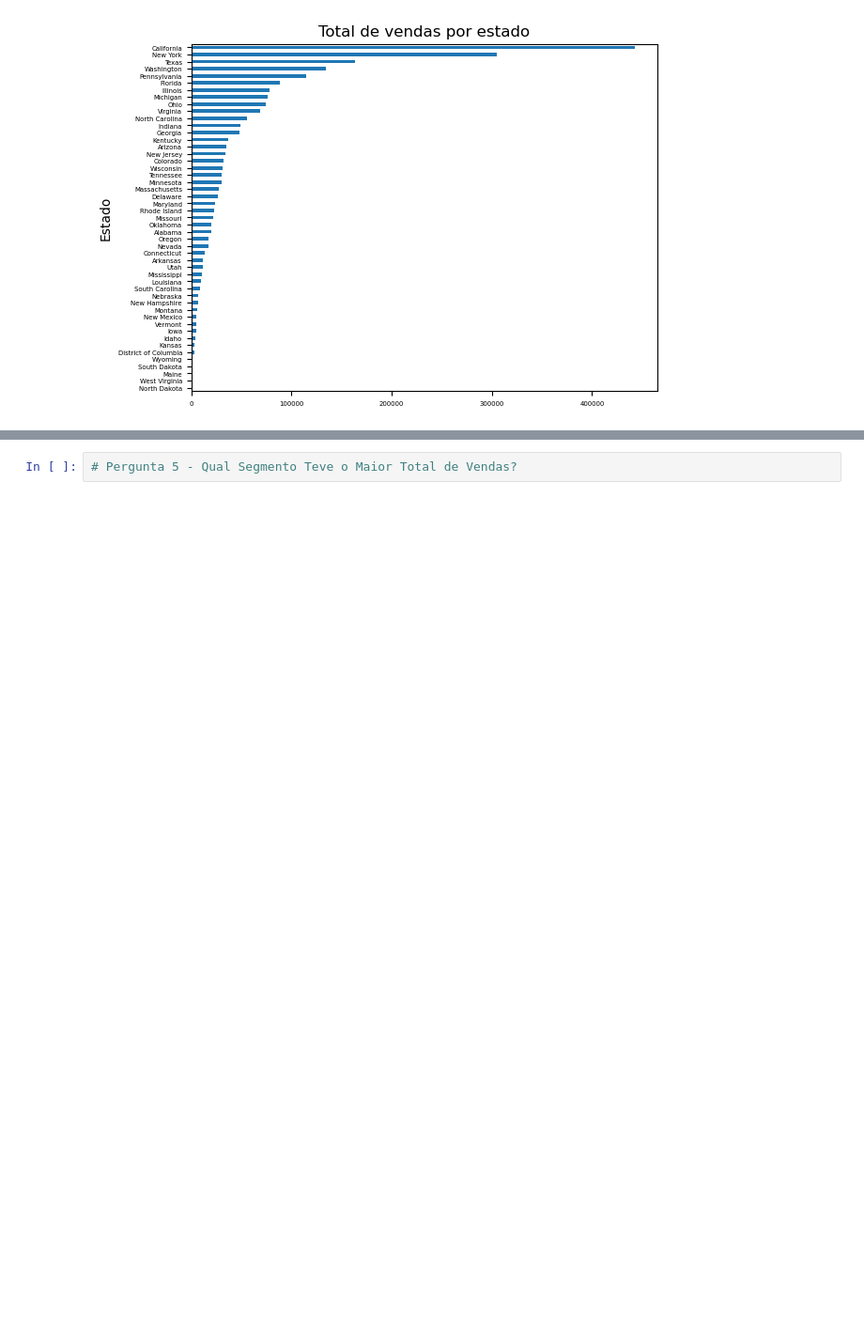
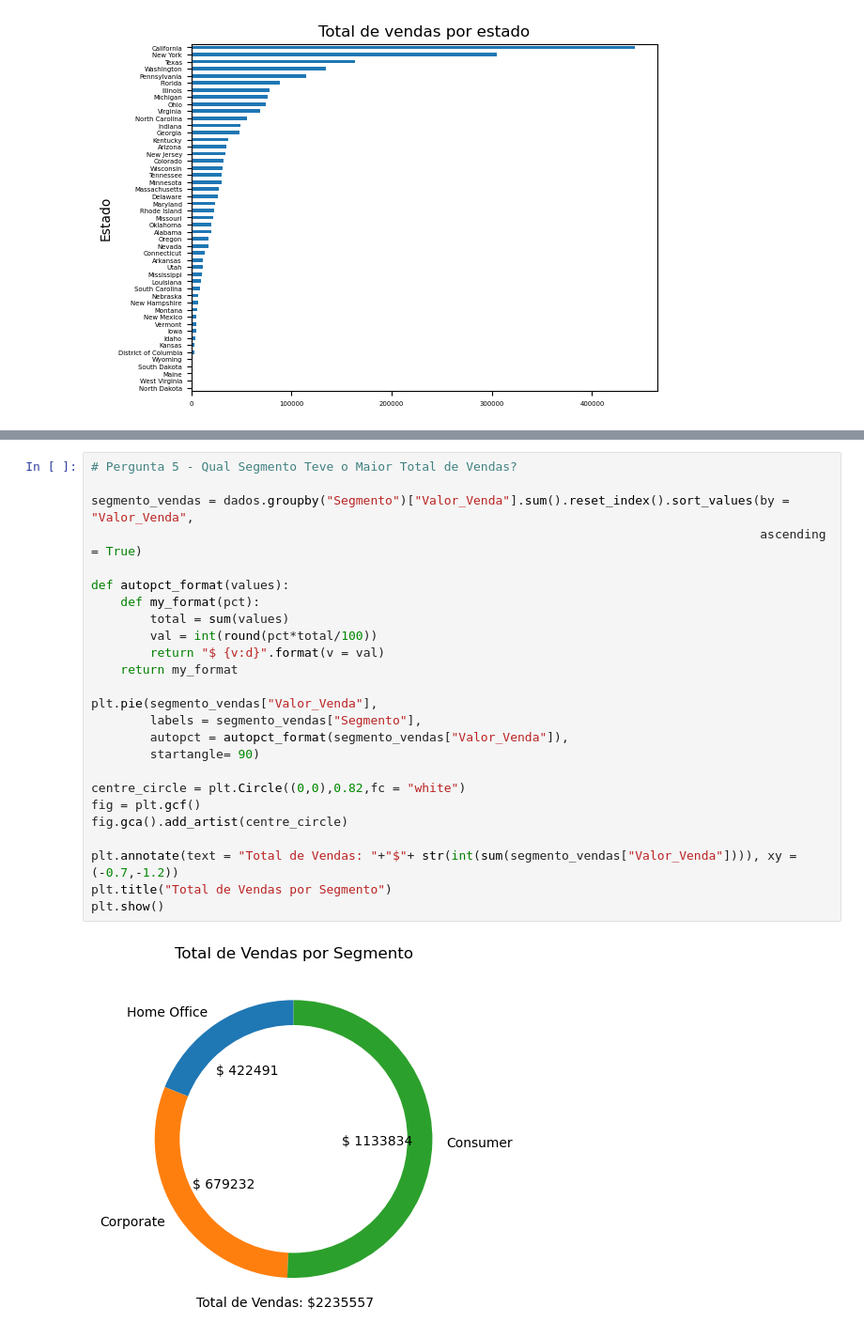
Before and after one commit to buenogi/Comercio, a Jupyter notebook: Analise.ipynb, the cells around one changed output, grey strips where cells are left out. Shown at 94% size. Cells and saved outputs as stored; diff of their text form; blank space fills up the shorter version.

```diff
--- a/Analise.ipynb
+++ b/Analise.ipynb
@@ -88,2 +106,27 @@ plot4.set_xlabel("Valor total de vendas")
-# %%
-# Pergunta 5 - Qual Segmento Teve o Maior Total de Vendas?
+# %%
+# Pergunta 5 - Qual Segmento Teve o Maior Total de Vendas?
+
+segmento_vendas = dados.groupby("Segmento")["Valor_Venda"].sum().reset_index().sort_values(by = "Valor_Venda",
+                                                                                           ascending = True)
+
+def autopct_format(values):
+    def my_format(pct):
+        total = sum(values)
+        val = int(round(pct*total/100))
+        return "$ {v:d}".format(v = val)
+    return my_format
+
+plt.pie(segmento_vendas["Valor_Venda"],
+        labels = segmento_vendas["Segmento"],
+        autopct = autopct_format(segmento_vendas["Valor_Venda"]),
+        startangle= 90)
+
+centre_circle = plt.Circle((0,0),0.82,fc = "white")
+fig = plt.gcf()
+fig.gca().add_artist(centre_circle)
+
+plt.annotate(text = "Total de Vendas: "+"$"+ str(int(sum(segmento_vendas["Valor_Venda"]))), xy = (-0.7,-1.2))
+plt.title("Total de Vendas por Segmento")
+plt.show()
+# %% [output]
+[figure, added]
```
Also changed, not shown: parts of 14 cells of this notebook.
